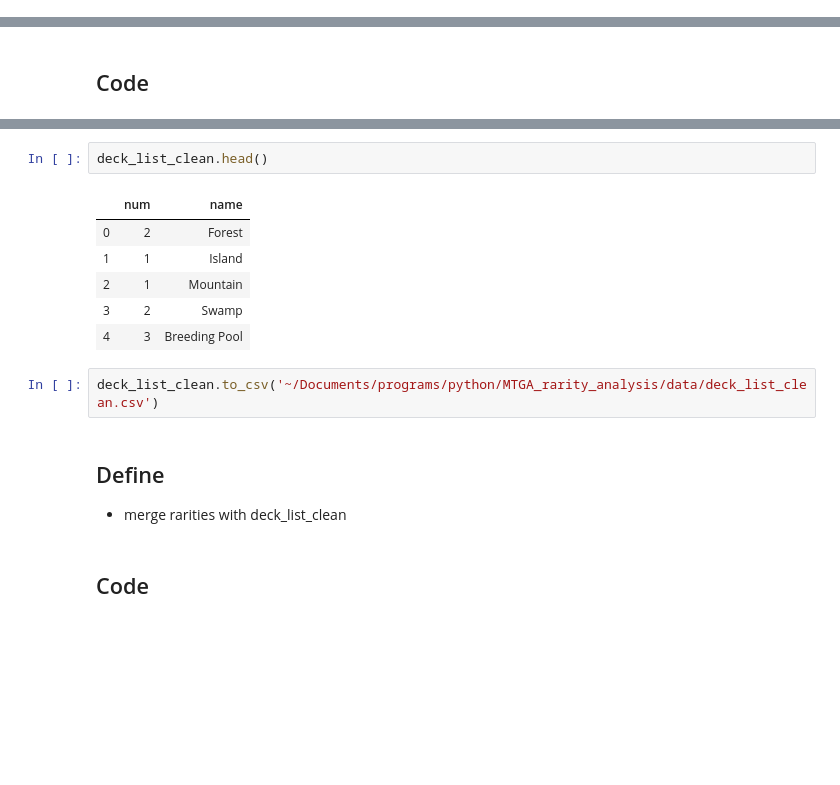
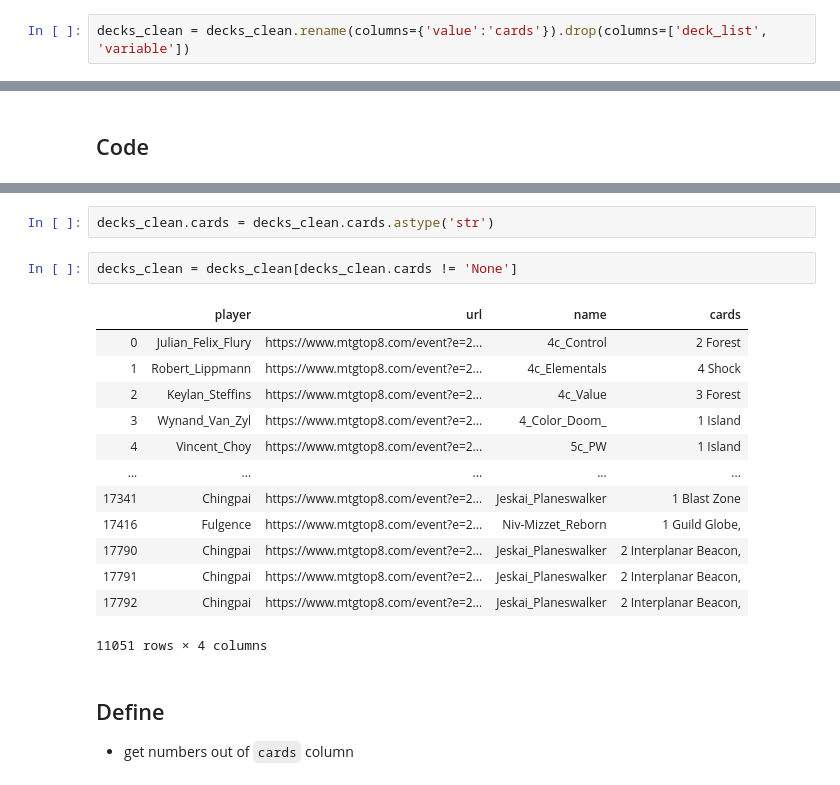
Before and after one commit to jcorum11/MTGA_rarity_analysis, a Jupyter notebook: wrangle_notebooks/mtg_wrangle_act.ipynb, the cells around one changed output, grey strips where cells are left out. Cells and saved outputs as stored; diff of their text form; blank space fills up the shorter version.

```diff
--- a/wrangle_notebooks/mtg_wrangle_act.ipynb
+++ b/wrangle_notebooks/mtg_wrangle_act.ipynb
@@ -99,0 +111,2 @@ deck_list = decks_clean.deck_list.to_list()
+# %%
+decks_clean = decks_clean.rename(columns={'value':'cards'}).drop(columns=['deck_list', 'variable'])
@@ -188,16 +140,21 @@ deck_list_clean.drop(columns=['cards'], inplace=True)
-# %%
-deck_list_clean.head()
-# %% [output]
-|  | num | name |
-| 0 | 2 | Forest |
-| 1 | 1 | Island |
-| 2 | 1 | Mountain |
-| 3 | 2 | Swamp |
-| 4 | 3 | Breeding Pool |
-# %%
-deck_list_clean.to_csv('~/Documents/programs/python/MTGA_rarity_analysis/data/deck_list_clean.csv')
-# %% [markdown]
-## Define
-- merge rarities with deck_list_clean
-# %% [markdown]
-## Code
+# %%
+decks_clean.cards = decks_clean.cards.astype('str')
+# %%
+decks_clean = decks_clean[decks_clean.cards != 'None']
+# %% [output]
+|  | player | url | name | cards |
+| 0 | Julian_Felix_Flury | https://www.mtgtop8.com/event?e=2... | 4c_Control | 2 Forest |
+| 1 | Robert_Lippmann | https://www.mtgtop8.com/event?e=2... | 4c_Elementals | 4 Shock |
+| 2 | Keylan_Steffins | https://www.mtgtop8.com/event?e=2... | 4c_Value | 3 Forest |
+| 3 | Wynand_Van_Zyl | https://www.mtgtop8.com/event?e=2... | 4_Color_Doom_ | 1 Island |
+| 4 | Vincent_Choy | https://www.mtgtop8.com/event?e=2... | 5c_PW | 1 Island |
+| ... | ... | ... | ... | ... |
+| 17341 | Chingpai | https://www.mtgtop8.com/event?e=2... | Jeskai_Planeswalker | 1 Blast Zone |
+| 17416 | Fulgence | https://www.mtgtop8.com/event?e=2... | Niv-Mizzet_Reborn | 1 Guild Globe, |
+| 17790 | Chingpai | https://www.mtgtop8.com/event?e=2... | Jeskai_Planeswalker | 2 Interplanar Beacon, |
+| 17791 | Chingpai | https://www.mtgtop8.com/event?e=2... | Jeskai_Planeswalker | 2 Interplanar Beacon, |
+| 17792 | Chingpai | https://www.mtgtop8.com/event?e=2... | Jeskai_Planeswalker | 2 Interplanar Beacon, |
+11051 rows × 4 columns
+# %% [markdown]
+## Define
+- get numbers out of `cards` column
```
Also changed, not shown: parts of 30 cells of this notebook.
